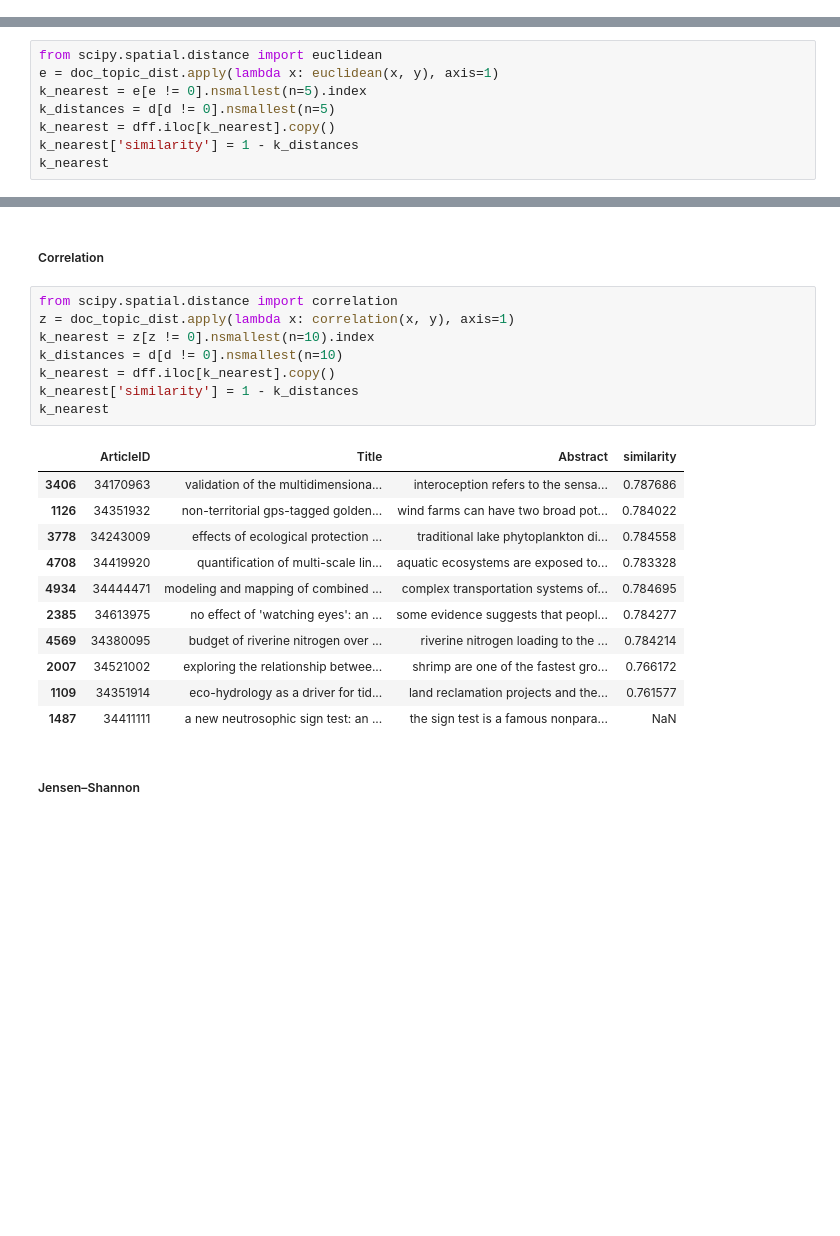
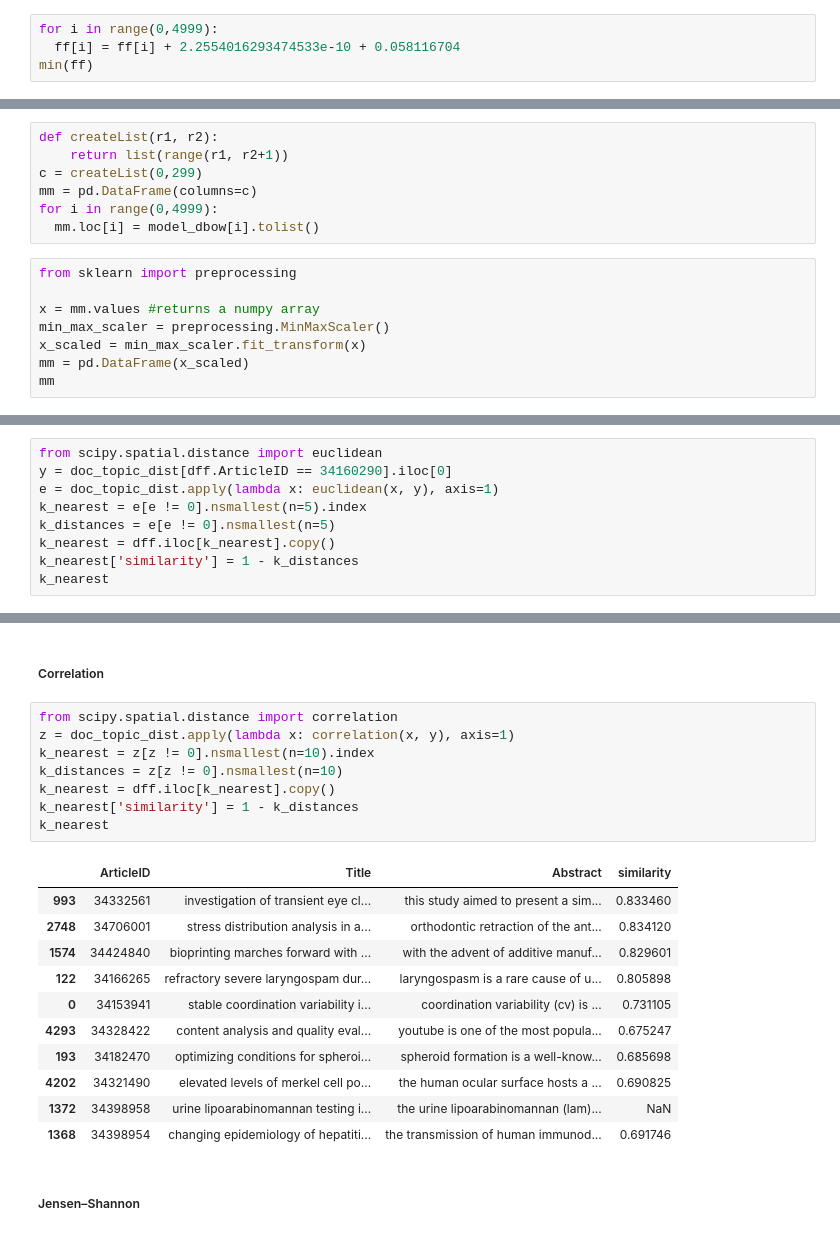
Before and after one commit to ahmedmekled/Alpha-ML, a Jupyter notebook: Alpha-ML.ipynb, the cells around one changed output, grey strips where cells are left out. Saved outputs shown, nothing was run; the diff lists cells and outputs as text; blank space fills up the shorter version.

```diff
--- a/Alpha-ML.ipynb
+++ b/Alpha-ML.ipynb
@@ -254,0 +377,4 @@ The concept of tokenization is the act of taking a sequence of characters in a g
+# %%
+for i in range(0,4999):
+  ff[i] = ff[i] + 2.2554016293474533e-10 + 0.058116704
+min(ff)
@@ -254,0 +410,15 @@ The concept of tokenization is the act of taking a sequence of characters in a g
+# %%
+def createList(r1, r2):
+    return list(range(r1, r2+1))
+c = createList(0,299)
+mm = pd.DataFrame(columns=c)
+for i in range(0,4999):
+  mm.loc[i] = model_dbow[i].tolist()
+# %%
+from sklearn import preprocessing
+
+x = mm.values #returns a numpy array
+min_max_scaler = preprocessing.MinMaxScaler()
+x_scaled = min_max_scaler.fit_transform(x)
+mm = pd.DataFrame(x_scaled)
+mm
@@ -369,9 +571,10 @@ doc_topic_dist.head()
 ##### Euclidean
 # %%
 from scipy.spatial.distance import euclidean
+y = doc_topic_dist[dff.ArticleID == 34160290].iloc[0]
 e = doc_topic_dist.apply(lambda x: euclidean(x, y), axis=1)
 k_nearest = e[e != 0].nsmallest(n=5).index
-k_distances = d[d != 0].nsmallest(n=5)
+k_distances = e[e != 0].nsmallest(n=5)
 k_nearest = dff.iloc[k_nearest].copy()
 k_nearest['similarity'] = 1 - k_distances
 k_nearest
@@ -387,23 +590,23 @@ k_nearest
 # %%
 from scipy.spatial.distance import correlation
 z = doc_topic_dist.apply(lambda x: correlation(x, y), axis=1)
 k_nearest = z[z != 0].nsmallest(n=10).index
-k_distances = d[d != 0].nsmallest(n=10)
+k_distances = z[z != 0].nsmallest(n=10)
 k_nearest = dff.iloc[k_nearest].copy()
 k_nearest['similarity'] = 1 - k_distances
 k_nearest
 # %% [output]
 |  | ArticleID | Title | Abstract | similarity |
-| 3406 | 34170963 | validation of the multidimensiona... | interoception refers to the sensa... | 0.787686 |
-| 1126 | 34351932 | non-territorial gps-tagged golden... | wind farms can have two broad pot... | 0.784022 |
-| 3778 | 34243009 | effects of ecological protection ... | traditional lake phytoplankton di... | 0.784558 |
-| 4708 | 34419920 | quantification of multi-scale lin... | aquatic ecosystems are exposed to... | 0.783328 |
-| 4934 | 34444471 | modeling and mapping of combined ... | complex transportation systems of... | 0.784695 |
-| 2385 | 34613975 | no effect of 'watching eyes': an ... | some evidence suggests that peopl... | 0.784277 |
-| 4569 | 34380095 | budget of riverine nitrogen over ... | riverine nitrogen loading to the ... | 0.784214 |
-| 2007 | 34521002 | exploring the relationship betwee... | shrimp are one of the fastest gro... | 0.766172 |
-| 1109 | 34351914 | eco-hydrology as a driver for tid... | land reclamation projects and the... | 0.761577 |
-| 1487 | 34411111 | a new neutrosophic sign test: an ... | the sign test is a famous nonpara... | NaN |
+| 993 | 34332561 | investigation of transient eye cl... | this study aimed to present a sim... | 0.833460 |
+| 2748 | 34706001 | stress distribution analysis in a... | orthodontic retraction of the ant... | 0.834120 |
+| 1574 | 34424840 | bioprinting marches forward with ... | with the advent of additive manuf... | 0.829601 |
+| 122 | 34166265 | refractory severe laryngospam dur... | laryngospasm is a rare cause of u... | 0.805898 |
+| 0 | 34153941 | stable coordination variability i... | coordination variability (cv) is ... | 0.731105 |
+| 4293 | 34328422 | content analysis and quality eval... | youtube is one of the most popula... | 0.675247 |
+| 193 | 34182470 | optimizing conditions for spheroi... | spheroid formation is a well-know... | 0.685698 |
+| 4202 | 34321490 | elevated levels of merkel cell po... | the human ocular surface hosts a ... | 0.690825 |
+| 1372 | 34398958 | urine lipoarabinomannan testing i... | the urine lipoarabinomannan (lam)... | NaN |
+| 1368 | 34398954 | changing epidemiology of hepatiti... | the transmission of human immunod... | 0.691746 |
 # %% [markdown]
 ##### Jensen–Shannon
 # %%
```
Also changed, not shown: parts of 40 cells of this notebook.
